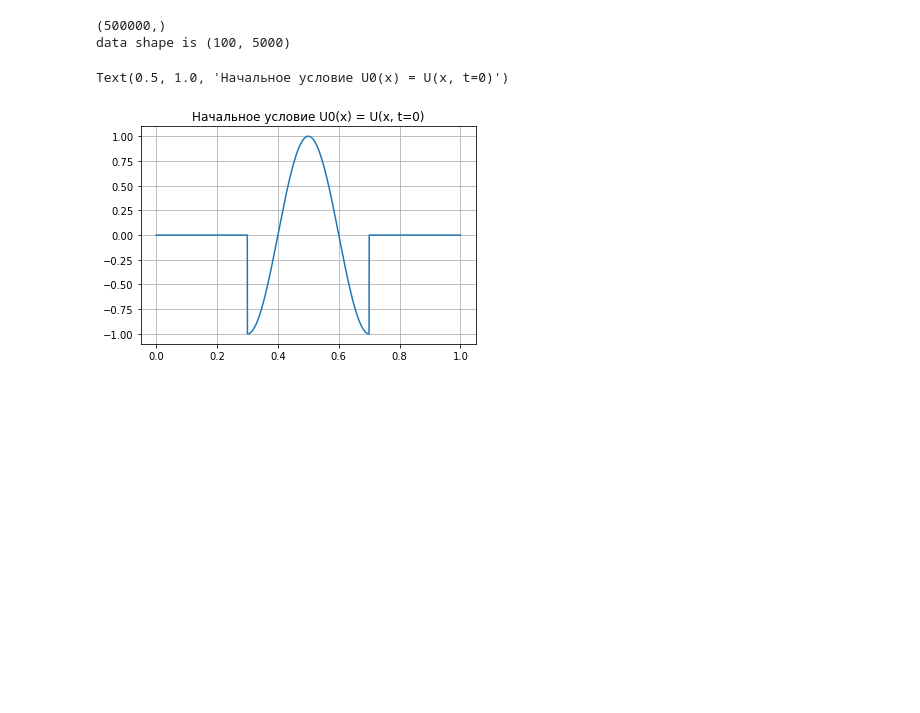
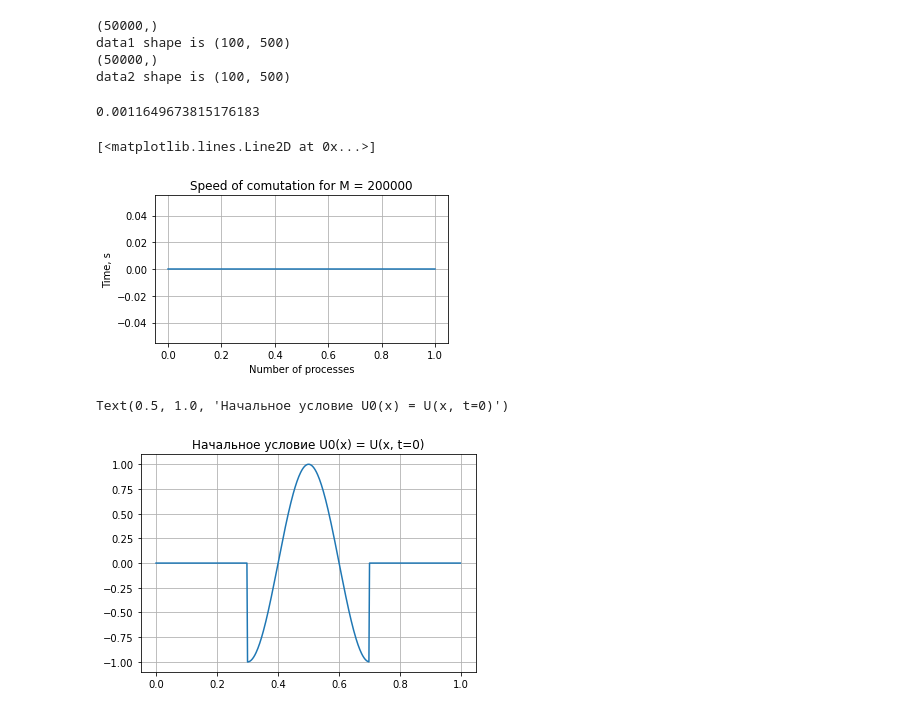
Before and after one commit to ivan-shargin/Parprog, a Jupyter notebook: lab1/Solution.ipynb, the cells around one changed output. Saved outputs shown, nothing was run; the diff lists cells and outputs as text; code cells hidden in the pictures; blank space fills up the shorter version.

```diff
--- a/lab1/Solution.ipynb
+++ b/lab1/Solution.ipynb
@@ -2,18 +2,45 @@
 import numpy as np
 import matplotlib.pyplot as plt
 from mpl_toolkits import mplot3d
-M = 5000
+M = 500
 K = 100
 length = K * M
 
-data = np.fromfile('output.bin', dtype=float, sep = ',')
-print(data.shape)
-data = data[:length]
+data1 = np.fromfile('output1.bin', dtype=float, sep = ',')
+print(data1.shape)
+data1 = data1[:length]
 
 shape = (K, M)
-data = np.reshape(data, shape)
-print('data shape is', data.shape)
+data1 = np.reshape(data1, shape)
+print('data1 shape is', data1.shape)
+
+data2 = np.fromfile('output2.bin', dtype=float, sep = ',')
+print(data2.shape)
+data2 = data2[:length]
+
+shape = (K, M)
+data2 = np.reshape(data2, shape)
+print('data2 shape is', data2.shape)
 # %% [output]
-(500000,)
-data shape is (100, 5000)
+(50000,)
+data1 shape is (100, 500)
+(50000,)
+data2 shape is (100, 500)
+# %%
+delta = np.linalg.norm(data1 - data2)
+print(delta)
+# %% [output]
+0.0011649673815176183
+# %%
+plt.figure(figsize=[5, 3])
+plt.title('Speed of comutation for M = 200000')
+plt.xlabel('Number of processes')
+plt.ylabel('Time, s')
+plt.tight_layout()
+plt.grid()
+x_band = np.linspace(0, 1, M)
+plt.plot(x_band, data1[1, :] - data2[1, :])
+# %% [output]
+[<matplotlib.lines.Line2D at 0x...>]
+[figure, added]
 # %%
```
Also changed, not shown: parts of 4 cells of this notebook, 5 other files.
